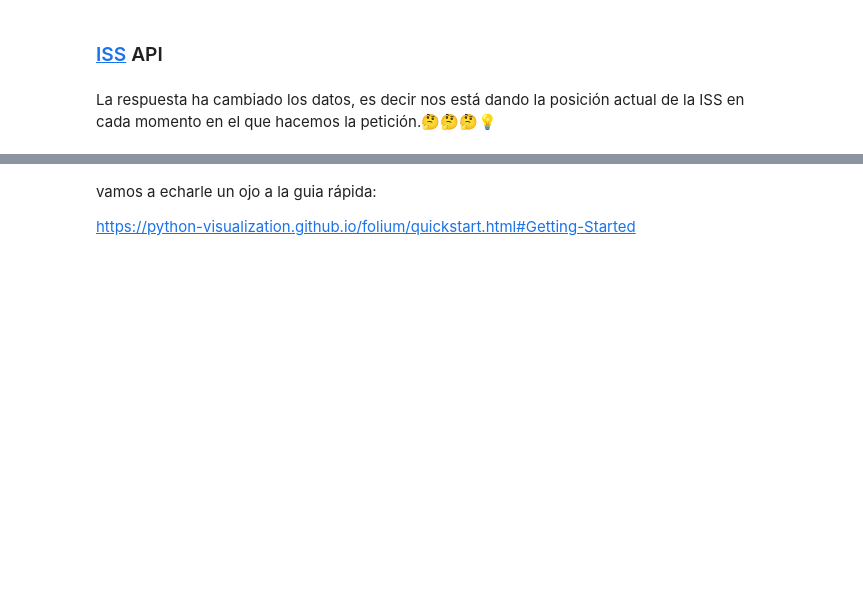
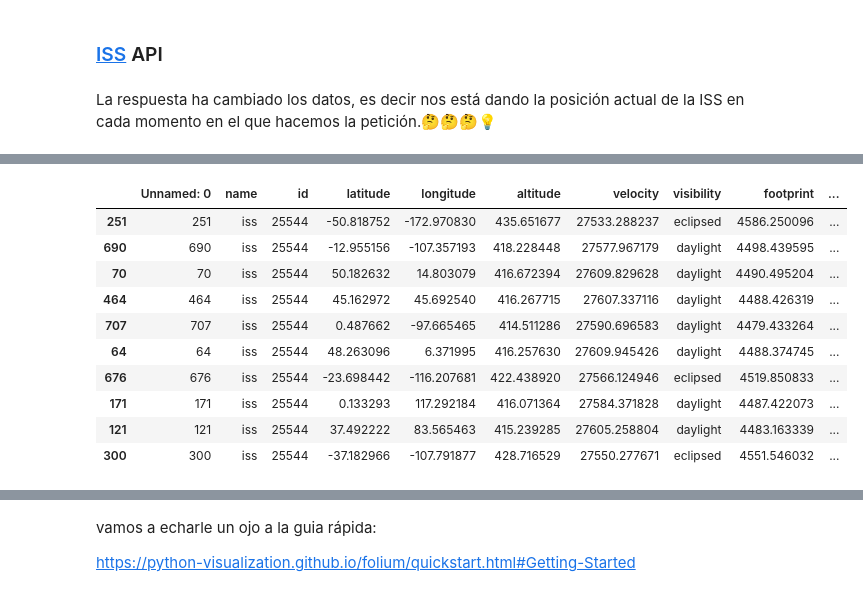
Before and after one commit to LuKaO13/Apuntes, a Jupyter notebook: 6_Peticiones_APIs.ipynb, the cells around one changed output, grey strips where cells are left out. Saved outputs shown, nothing was run; the diff lists cells and outputs as text; code cells hidden in the pictures; blank space fills up the shorter version.

```diff
--- a/6_Peticiones_APIs.ipynb
+++ b/6_Peticiones_APIs.ipynb
@@ -131,3 +147,6 @@ for i in range(150):
+# %%
+import pandas as pd
+df = pd.read_csv('iss.csv')
 # %%
 type(posiciones) # que tipo de objeto es?
 # %%
@@ -139,0 +166,15 @@ pd.DataFrame(posiciones)
+# %%
+df.timestamp = pd.to_datetime(df.timestamp, unit='s')#Convertimos el timestamp original a algo legible
+df.sample(10)
+# %% [output]
+|  | Unnamed: 0 | name | id | latitude | longitude | altitude | velocity | visibility | footprint | ... |
+| 251 | 251 | iss | 25544 | -50.818752 | -172.970830 | 435.651677 | 27533.288237 | eclipsed | 4586.250096 | ... |
+| 690 | 690 | iss | 25544 | -12.955156 | -107.357193 | 418.228448 | 27577.967179 | daylight | 4498.439595 | ... |
+| 70 | 70 | iss | 25544 | 50.182632 | 14.803079 | 416.672394 | 27609.829628 | daylight | 4490.495204 | ... |
+| 464 | 464 | iss | 25544 | 45.162972 | 45.692540 | 416.267715 | 27607.337116 | daylight | 4488.426319 | ... |
+| 707 | 707 | iss | 25544 | 0.487662 | -97.665465 | 414.511286 | 27590.696583 | daylight | 4479.433264 | ... |
+| 64 | 64 | iss | 25544 | 48.263096 | 6.371995 | 416.257630 | 27609.945426 | daylight | 4488.374745 | ... |
+| 676 | 676 | iss | 25544 | -23.698442 | -116.207681 | 422.438920 | 27566.124946 | eclipsed | 4519.850833 | ... |
+| 171 | 171 | iss | 25544 | 0.133293 | 117.292184 | 416.071364 | 27584.371828 | daylight | 4487.422073 | ... |
+| 121 | 121 | iss | 25544 | 37.492222 | 83.565463 | 415.239285 | 27605.258804 | daylight | 4483.163339 | ... |
+| 300 | 300 | iss | 25544 | -37.182966 | -107.791877 | 428.716529 | 27550.277671 | eclipsed | 4551.546032 | ... |
```
Also changed, not shown: parts of 52 cells of this notebook, 3 other files.
